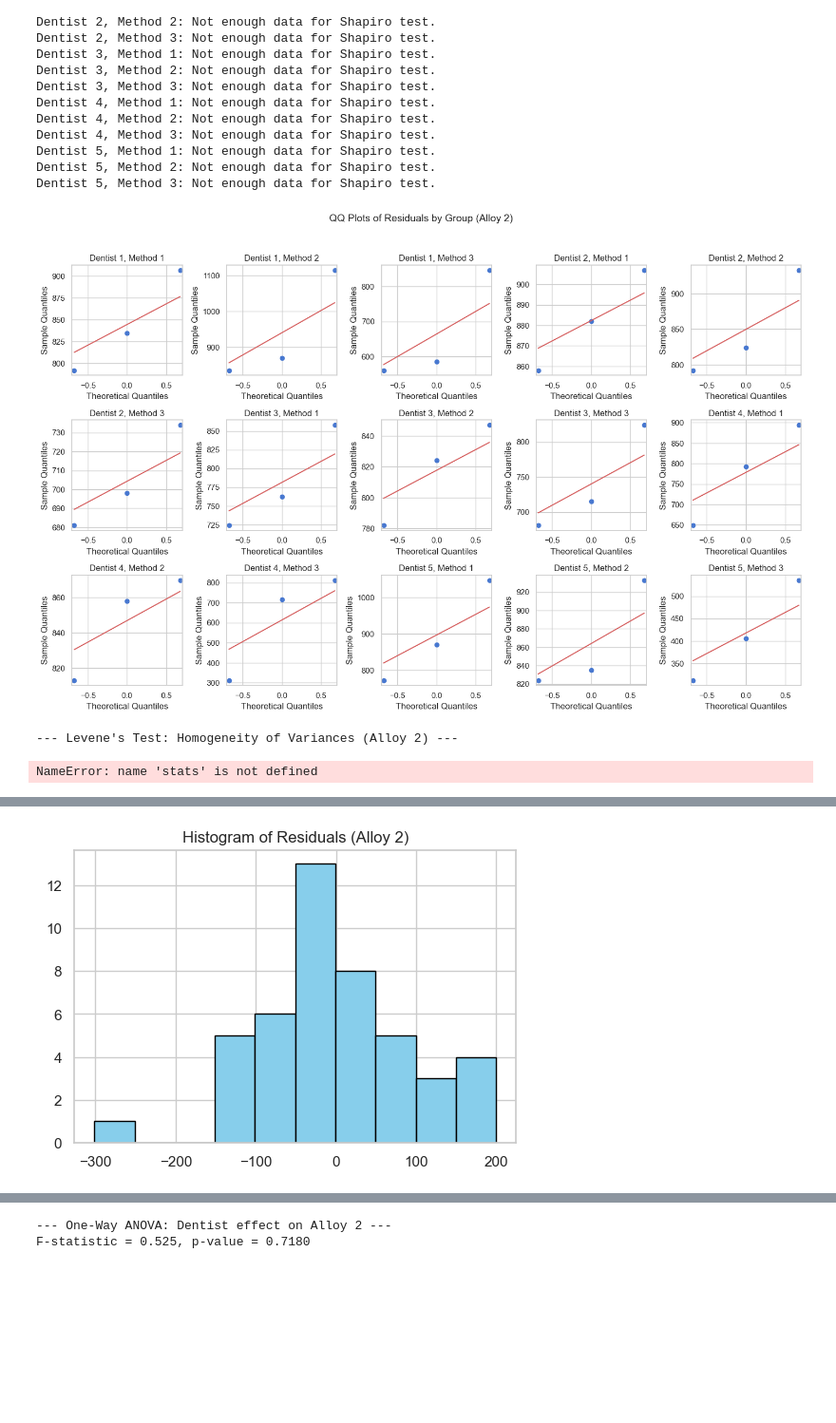
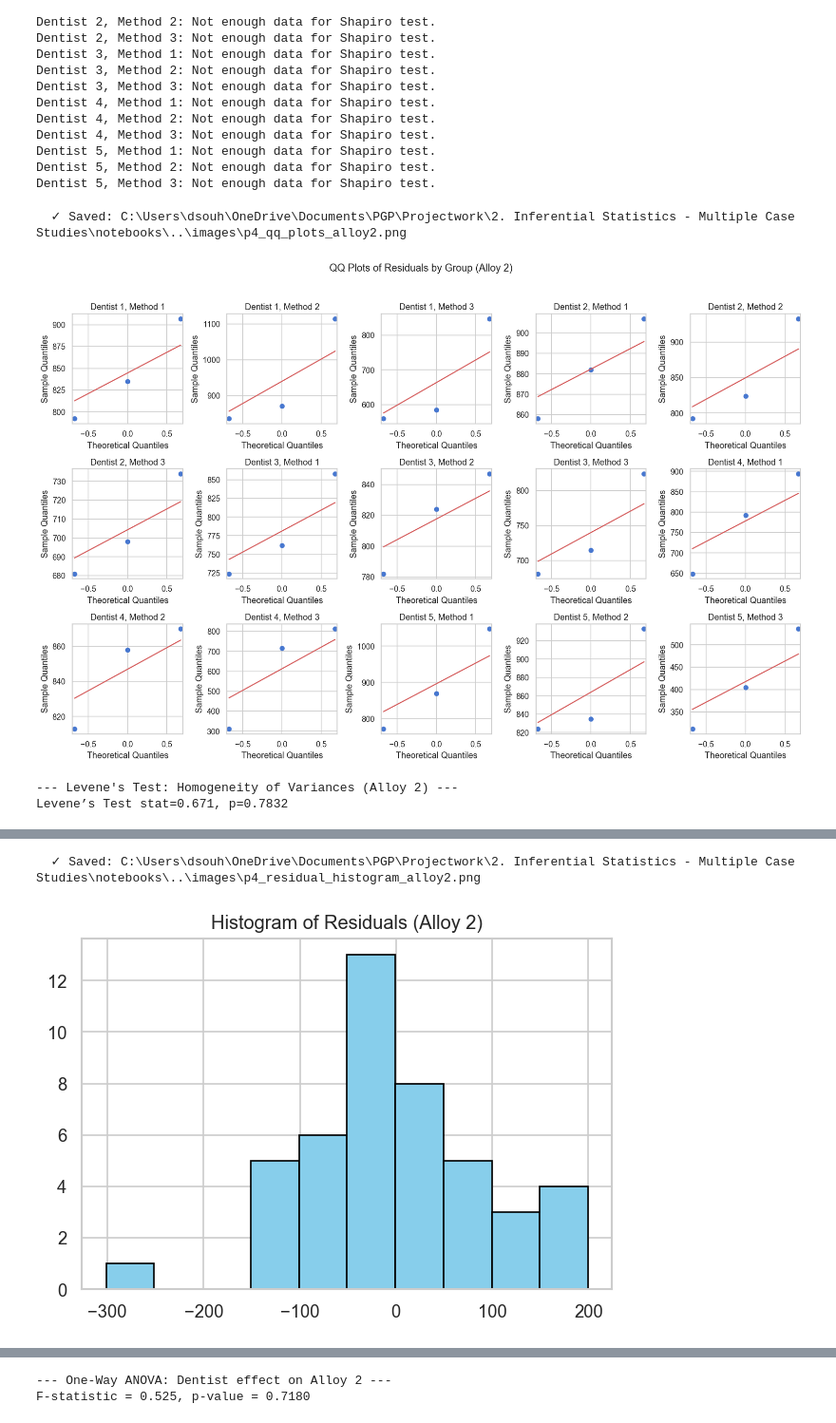
Before and after one commit to Souhrid-Dey/inferential-statistics-case-studies, a Jupyter notebook: notebooks/inferential_statistics_analysis.ipynb, the cells around one changed output, grey strips where cells are left out. Shown at 95% size. Saved outputs shown, nothing was run; the diff lists cells and outputs as text; code cells hidden in the pictures; blank space fills up the shorter version.

```diff
--- a/notebooks/inferential_statistics_analysis.ipynb
+++ b/notebooks/inferential_statistics_analysis.ipynb
@@ -8,10 +30,29 @@ We would import all the libraries of Python that we can use in our project.
 import numpy as np
 import pandas as pd
 import matplotlib.pyplot as plt
+import matplotlib.patches as mpatches
 import seaborn as sns
 from scipy.stats import norm, ttest_1samp, ttest_ind, shapiro, levene
 import statsmodels.api as sm
 import statsmodels.formula.api as smf
 from statsmodels.stats.multicomp import pairwise_tukeyhsd
+import os
 
+# ── Plotting Style ───────────────────────────────────────────────
 sns.set(style="whitegrid", palette="muted")
+plt.rcParams.update({
+    'figure.dpi': 120,
+    'savefig.dpi': 150,
+    'savefig.bbox': 'tight',
+    'font.size': 11,
+})
+
+# ── Output Directory for Saved Figures ───────────────────────────
+IMAGES_DIR = os.path.join(os.path.dirname(os.path.abspath('__file__')), '..', 'images')
+os.makedirs(IMAGES_DIR, exist_ok=True)
+
+def save_fig(filename):
+    """Save current figure to the images/ directory."""
+    path = os.path.join(IMAGES_DIR, filename)
+    plt.savefig(path, bbox_inches='tight', dpi=150)
+    print(f"  ✓ Saved: {path}")
@@ -1538,7 +1667,7 @@ Cohen's d = 0.236 (Effect Size)
 # ================================
 
 # Load dataset from Drive
-dental = pd.read_excel("Dental Hardness data.xlsx")
+dental = pd.read_excel("../data/dental_hardness_data.xlsx")
 
 print(dental.head())
 # %% [output]
@@ -2054,18 +2189,20 @@ for ax in axes[len(groups):]:
 
 plt.suptitle("QQ Plots of Residuals by Group (Alloy 2)", y=1.02, fontsize=14)
 plt.tight_layout()
+save_fig("p4_qq_plots_alloy2.png")
 plt.show()
 # %% [output]
+  ✓ Saved: C:\Users\dsouh\OneDrive\Documents\PGP\Projectwork\2. Inferential Statistics - Multiple Case Studies\notebooks\..\images\p4_qq_plots_alloy2.png
 [figure]
 # %%
 # --- Levene's Test for Homogeneity of Variances ---
 print("\n--- Levene's Test: Homogeneity of Variances (Alloy 2) ---")
 groups_list = [g["Response"].values for _, g in groups]
-stat, p = stats.levene(*groups_list, center='median')
+stat, p = levene(*groups_list, center='median')
 print(f"Levene’s Test stat={stat:.3f}, p={p:.4f}")
 # %% [output]
 --- Levene's Test: Homogeneity of Variances (Alloy 2) ---
+Levene’s Test stat=0.671, p=0.7832
-NameError: name 'stats' is not defined
 # %%
 # --- Residual Diagnostics ---
 print("\n--- Residual Diagnostics: Alloy 2 ---")
@@ -2087,11 +2224,13 @@ plt.show()
 # %%
 # Histogram of Residuals
 plt.figure(figsize=(6,4))
 plt.hist(residuals, bins=10, color="skyblue", edgecolor="black")
 plt.title("Histogram of Residuals (Alloy 2)")
+save_fig("p4_residual_histogram_alloy2.png")
 plt.show()
 # %% [output]
+  ✓ Saved: C:\Users\dsouh\OneDrive\Documents\PGP\Projectwork\2. Inferential Statistics - Multiple Case Studies\notebooks\..\images\p4_residual_histogram_alloy2.png
-[figure, old version]
+[figure, new version]
 # %%
 # Scale-Location Plot
 plt.figure(figsize=(6,4))
```
Also changed, not shown: parts of 29 cells of this notebook, 20 other files.
